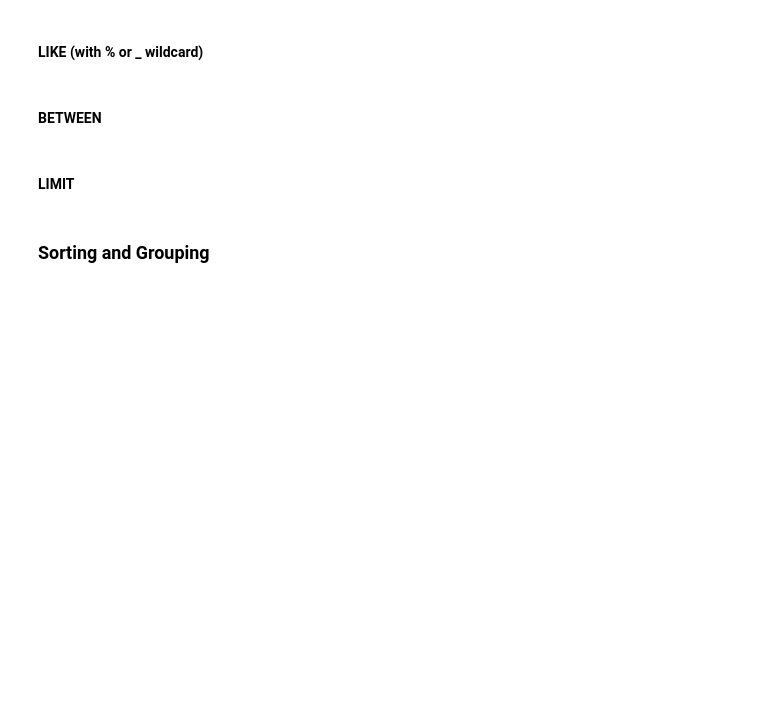
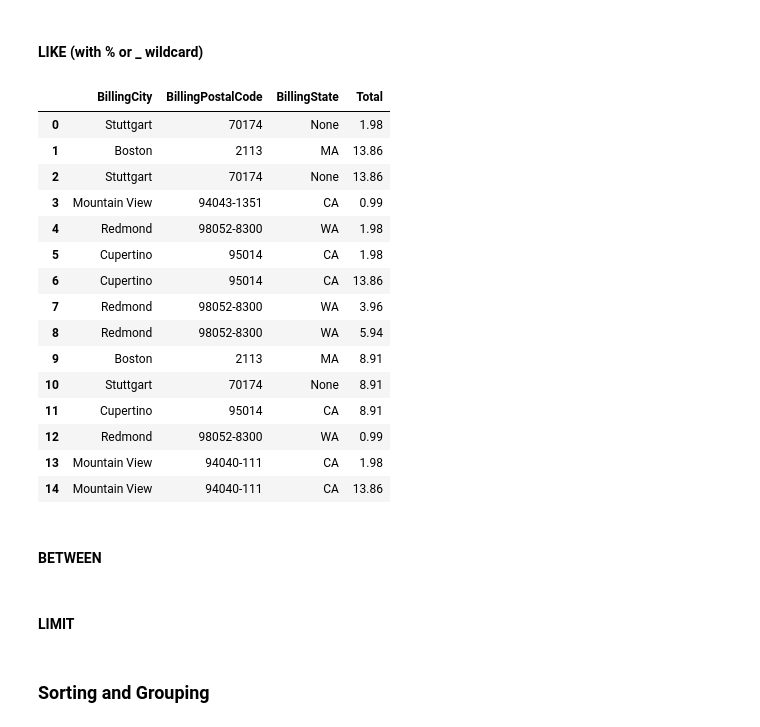
Before and after one commit to cyeef/Data-Science-Portfolio-C21-, a Jupyter notebook: Projects/Project-3/SQL.1-Chinook.project.template.ipynb, the cells around one changed output. Cells and saved outputs as stored; diff of their text form; code cells hidden in the pictures; blank space fills up the shorter version.

```diff
--- a/Projects/Project-3/SQL.1-Chinook.project.template.ipynb
+++ b/Projects/Project-3/SQL.1-Chinook.project.template.ipynb
@@ -289,5 +348,39 @@ df
 # %% [markdown]
 #### LIKE (with % or _ wildcard)
+# %%
+query = """
+
+  SELECT BillingCity, BillingPostalCode, BillingState, TOTAL
+
+  FROM invoices
+
+  WHERE  BillingCity = 'Stuttgart' OR 'Frankfurt'
+   AND BillingPostalCode = '70174'
+    OR BillingState LIKE '_A'
+
+  LIMIT 15;
+
+"""
+with closing(db.connect("chinook.db")) as db_con:
+    df = pd.read_sql_query(query, db_con)
+df
+# %% [output]
+|  | BillingCity | BillingPostalCode | BillingState | Total |
+| 0 | Stuttgart | 70174 | None | 1.98 |
+| 1 | Boston | 2113 | MA | 13.86 |
+| 2 | Stuttgart | 70174 | None | 13.86 |
+| 3 | Mountain View | 94043-1351 | CA | 0.99 |
+| 4 | Redmond | 98052-8300 | WA | 1.98 |
+| 5 | Cupertino | 95014 | CA | 1.98 |
+| 6 | Cupertino | 95014 | CA | 13.86 |
+| 7 | Redmond | 98052-8300 | WA | 3.96 |
+| 8 | Redmond | 98052-8300 | WA | 5.94 |
+| 9 | Boston | 2113 | MA | 8.91 |
+| 10 | Stuttgart | 70174 | None | 8.91 |
+| 11 | Cupertino | 95014 | CA | 8.91 |
+| 12 | Redmond | 98052-8300 | WA | 0.99 |
+| 13 | Mountain View | 94040-111 | CA | 1.98 |
+| 14 | Mountain View | 94040-111 | CA | 13.86 |
 # %% [markdown]
 #### BETWEEN
 # %% [markdown]
```
Also changed, not shown: parts of 14 cells of this notebook.
